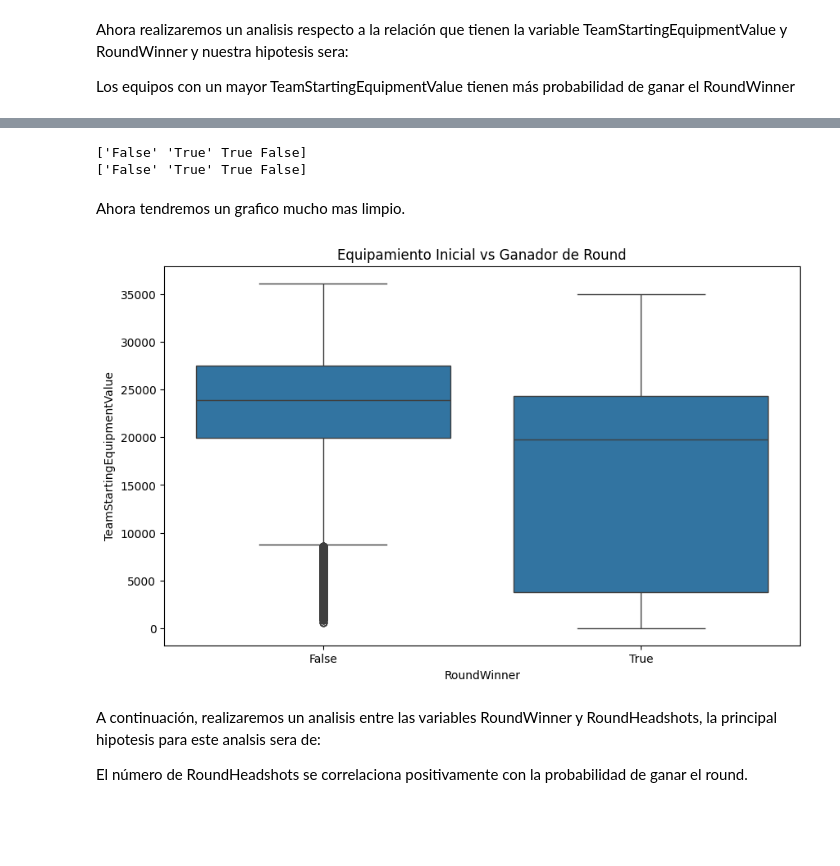
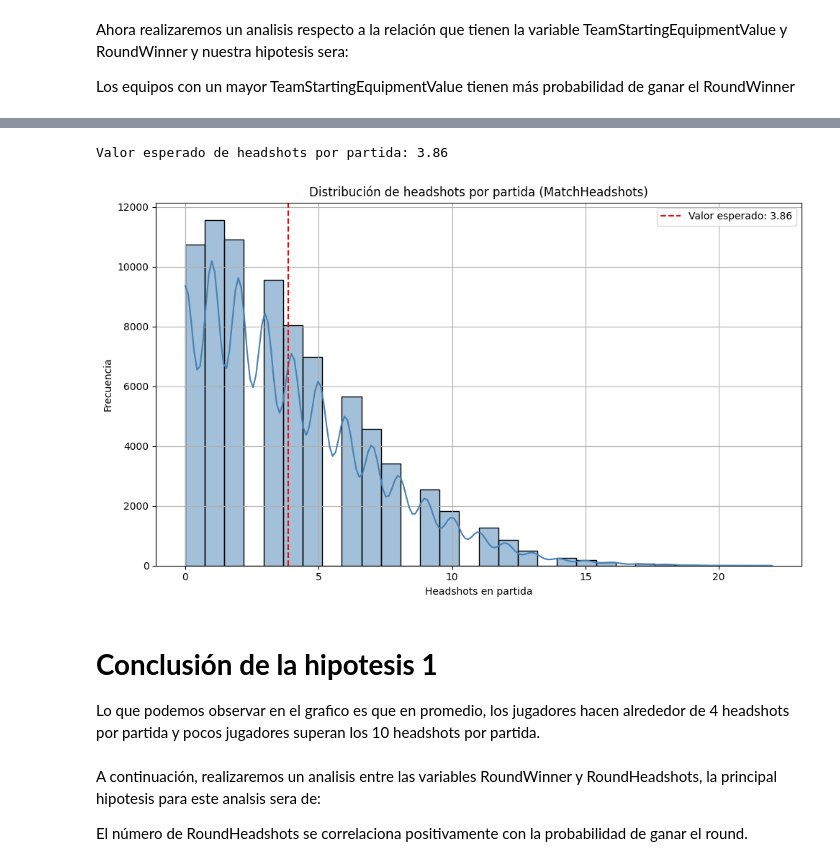
Before and after one commit to Naxituuu01/EDA_FundamentosML_IgnacioRetamales, a Jupyter notebook: Evaluacion_2_machine_learning.ipynb, the cells around one changed output, grey strips where cells are left out. Cells and saved outputs as stored; diff of their text form; code cells hidden in the pictures; blank space fills up the shorter version.

Commit message:
Actualizado 50/50
Se mejoro la fase 1 y un poco de la fase 2

```diff
--- a/Evaluacion_2_machine_learning.ipynb
+++ b/Evaluacion_2_machine_learning.ipynb
@@ -230,22 +237,32 @@ Ademas, podemos observar que existe un error en el grafico que lo conntamina, si
-# %%
-# Veremos los valores unicos para verificar el problema
-print(df['RoundWinner'].unique())
-
-# Corregiremos el psoible error y verificamos
-df['RoundWinner'] = df['RoundWinner'].replace('False4', 'False')
-print(df['RoundWinner'].unique())
-# %% [output]
-['False' 'True' True False]
-['False' 'True' True False]
-# %% [markdown]
-Ahora tendremos un grafico mucho mas limpio.
-# %%
-plt.figure(figsize=(10,6))
-sns.boxplot(data=df, x='RoundWinner', y='TeamStartingEquipmentValue')
-plt.title('Equipamiento Inicial vs Ganador de Round')
-plt.show()
-# %% [output]
-[figure, removed]
+# %%
+# Nos aseguraremos de que la variable es de valor numerido
+df['MatchHeadshots'] = pd.to_numeric(df['MatchHeadshots'], errors='coerce')
+
+# Eliminamos las filas vacias
+df_clean = df.dropna(subset=['MatchHeadshots'])
+
+# Calcular el valor esperado (media)
+expected_headshots = df_clean['MatchHeadshots'].mean()
+print(f"Valor esperado de headshots por partida: {expected_headshots:.2f}")
+
+# Graficar
+plt.figure(figsize=(10, 6))
+sns.histplot(df_clean['MatchHeadshots'], bins=30, kde=True, color='steelblue')
+plt.axvline(expected_headshots, color='red', linestyle='--', label=f'Valor esperado: {expected_headshots:.2f}')
+plt.title('Distribución de headshots por partida (MatchHeadshots)')
+plt.xlabel('Headshots en partida')
+plt.ylabel('Frecuencia')
+plt.legend()
+plt.grid(True)
+plt.tight_layout()
+plt.show()
+# %% [output]
+Valor esperado de headshots por partida: 3.86
+[figure, added]
+# %% [markdown]
+# **Conclusión de la hipotesis 1**
+
+Lo que podemos observar en el grafico es que en promedio, los jugadores hacen alrededor de 4 headshots por partida y pocos jugadores superan los 10 headshots por partida.
 # %% [markdown]
 A continuación, realizaremos un analisis entre las variables RoundWinner y RoundHeadshots, la principal hipotesis para este analsis sera de:
 
```
Also changed, not shown: parts of 5 cells of this notebook.
